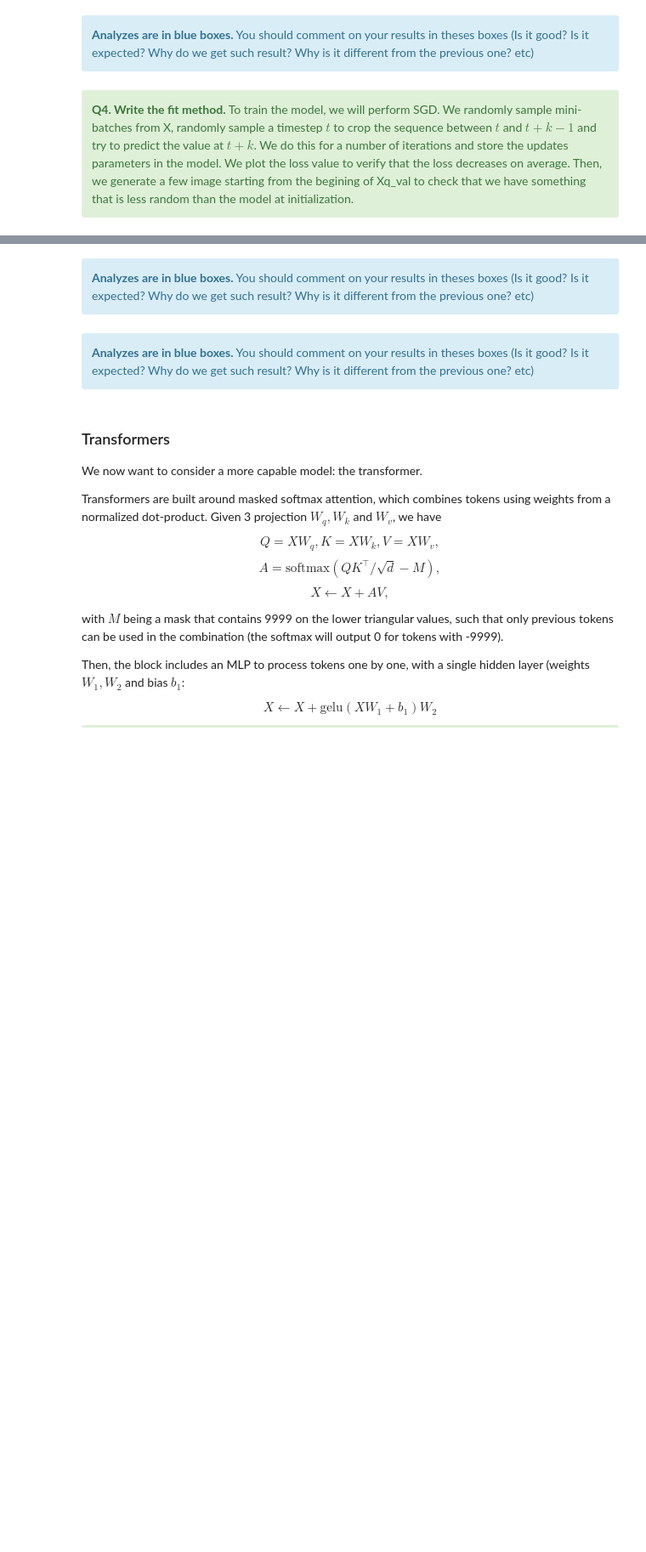
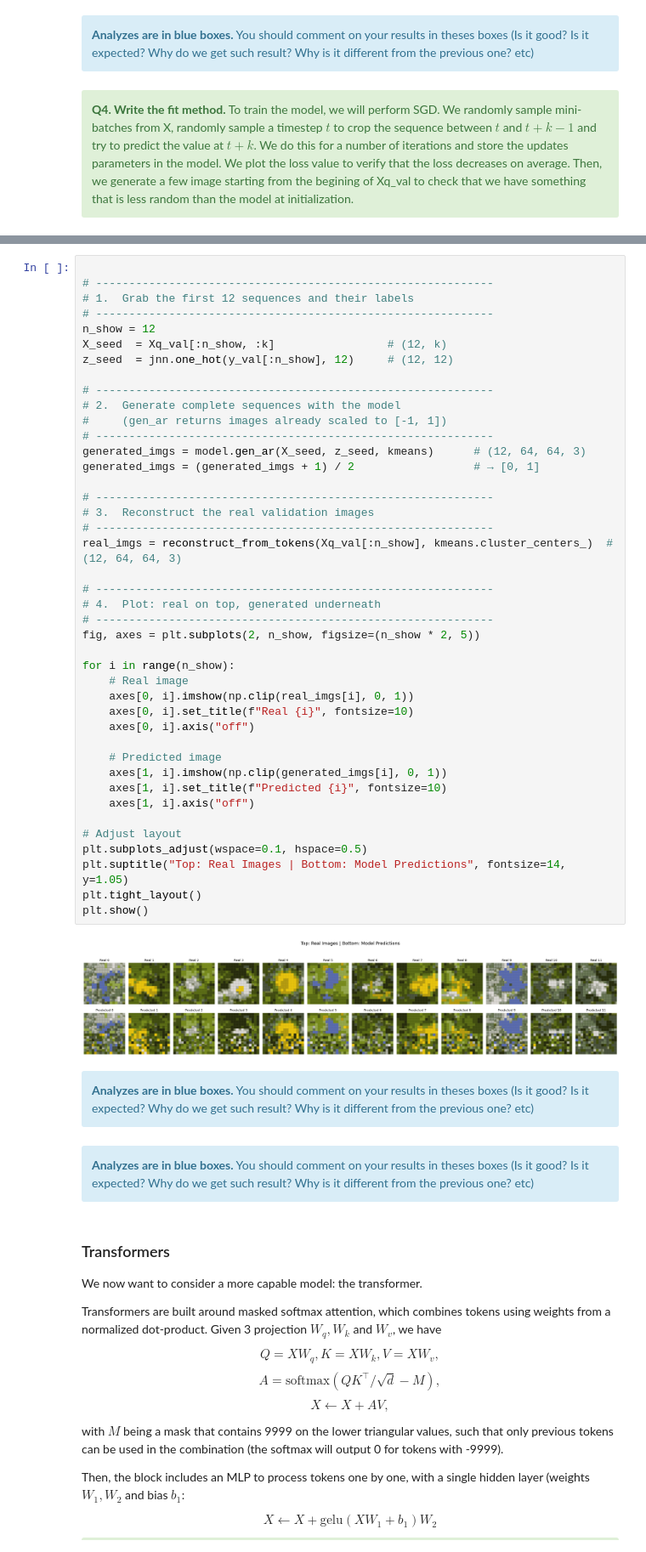
Before and after one commit to AdambHatim/TP4_ML, a Jupyter notebook: TP_AR_prediction.ipynb, the cells around one changed output, grey strips where cells are left out. Shown at 85% size. Saved outputs shown, nothing was run; the diff lists cells and outputs as text; blank space fills up the shorter version.

```diff
--- a/TP_AR_prediction.ipynb
+++ b/TP_AR_prediction.ipynb
@@ -446,3 +337,47 @@ x: (12, 128)
+# %%
+
+# ------------------------------------------------------------
+# 1.  Grab the first 12 sequences and their labels
+# ------------------------------------------------------------
+n_show = 12
+X_seed  = Xq_val[:n_show, :k]                 # (12, k)
+z_seed  = jnn.one_hot(y_val[:n_show], 12)     # (12, 12)
+
+# ------------------------------------------------------------
+# 2.  Generate complete sequences with the model
+#     (gen_ar returns images already scaled to [-1, 1])
+# ------------------------------------------------------------
+generated_imgs = model.gen_ar(X_seed, z_seed, kmeans)      # (12, 64, 64, 3)
+generated_imgs = (generated_imgs + 1) / 2                  # → [0, 1]
+
+# ------------------------------------------------------------
+# 3.  Reconstruct the real validation images
+# ------------------------------------------------------------
+real_imgs = reconstruct_from_tokens(Xq_val[:n_show], kmeans.cluster_centers_)  # (12, 64, 64, 3)
+
+# ------------------------------------------------------------
+# 4.  Plot: real on top, generated underneath
+# ------------------------------------------------------------
+fig, axes = plt.subplots(2, n_show, figsize=(n_show * 2, 5))
+
+for i in range(n_show):
+    # Real image
+    axes[0, i].imshow(np.clip(real_imgs[i], 0, 1))
+    axes[0, i].set_title(f"Real {i}", fontsize=10)
+    axes[0, i].axis("off")
+
+    # Predicted image
+    axes[1, i].imshow(np.clip(generated_imgs[i], 0, 1))
+    axes[1, i].set_title(f"Predicted {i}", fontsize=10)
+    axes[1, i].axis("off")
+
+# Adjust layout
+plt.subplots_adjust(wspace=0.1, hspace=0.5)
+plt.suptitle("Top: Real Images | Bottom: Model Predictions", fontsize=14, y=1.05)
+plt.tight_layout()
+plt.show()
+# %% [output]
+[figure, added]
 # %% [markdown]
 
 <div class="alert alert-info" role="alert"><b>Analyzes are in blue boxes.</b> You should comment on your results in theses boxes (Is it good? Is it expected? Why do we get such result? Why is it different from the previous one? etc)
```
Also changed, not shown: parts of 17 cells of this notebook.
